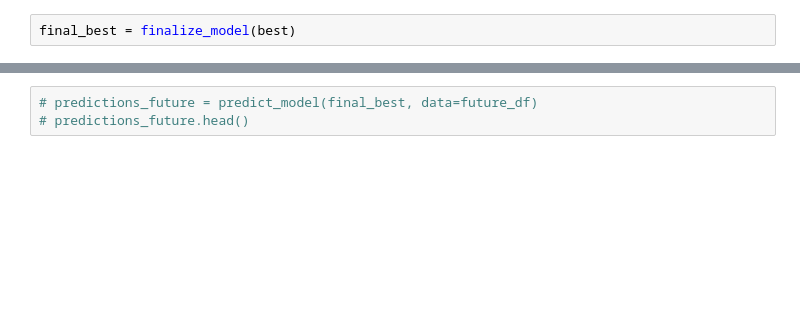
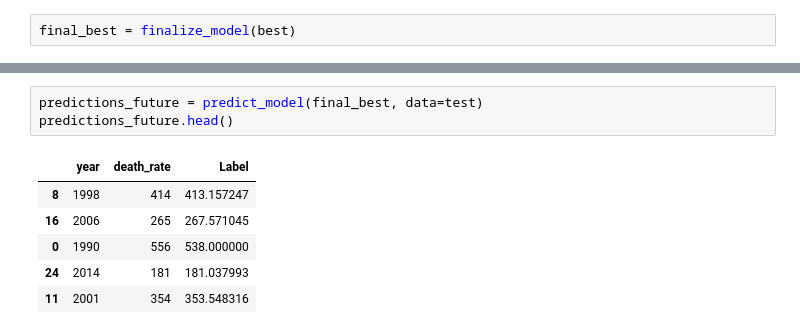
Before and after one commit to Sanjjushri/maternal-mortality-rate-prediction, a Jupyter notebook: maternal-mortality-rate-pridiction.ipynb, the cells around one changed output, grey strips where cells are left out. Cells and saved outputs as stored; diff of their text form; blank space fills up the shorter version.

```diff
--- a/maternal-mortality-rate-pridiction.ipynb
+++ b/maternal-mortality-rate-pridiction.ipynb
@@ -145,3 +119,10 @@ future_df.head()
 # %%
-# predictions_future = predict_model(final_best, data=future_df)
-# predictions_future.head()
+predictions_future = predict_model(final_best, data=test)
+predictions_future.head()
+# %% [output]
+|  | year | death_rate | Label |
+| 8 | 1998 | 414 | 413.157247 |
+| 16 | 2006 | 265 | 267.571045 |
+| 0 | 1990 | 556 | 538.000000 |
+| 24 | 2014 | 181 | 181.037993 |
+| 11 | 2001 | 354 | 353.548316 |
```
Also changed, not shown: parts of 19 cells of this notebook, 4 other files.
